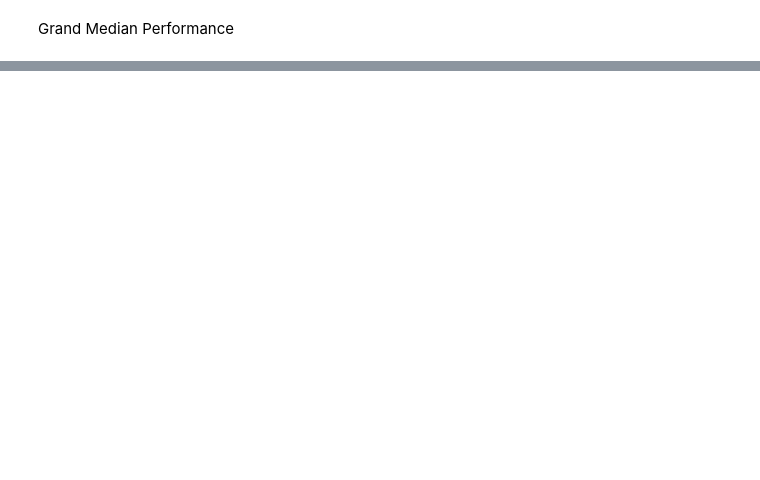
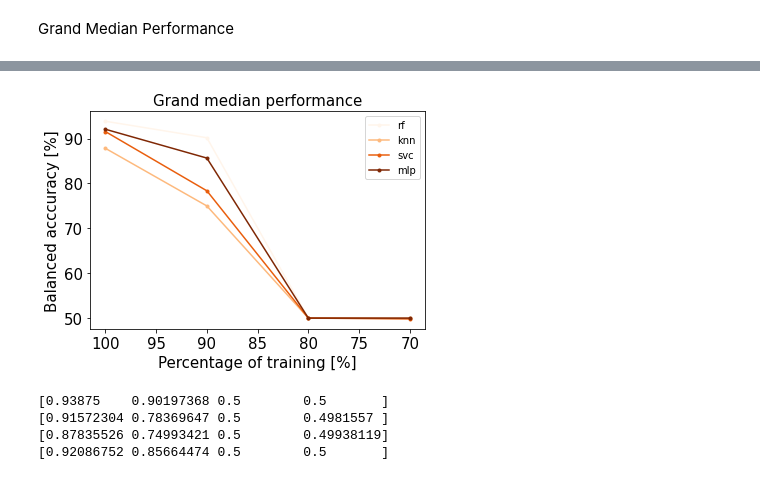
Before and after one commit to mrighi/NSSP-Miniprojects, a Jupyter notebook: Miniproject 3/miniproject-3.ipynb, the cells around one changed output, grey strips where cells are left out. Cells and saved outputs as stored; diff of their text form; code cells hidden in the pictures; blank space fills up the shorter version.

```diff
--- a/Miniproject 3/miniproject-3.ipynb
+++ b/Miniproject 3/miniproject-3.ipynb
@@ -729,0 +991,29 @@ Grand Median Performance
+# %%
+cmap = plt.get_cmap('Oranges')
+
+n = 15 # fontsize
+x = np.array([1, 0.9, 0.8, 0.7])*100
+plt.plot(x,rf*100,'.-',label='rf', color=cmap(float(0)/3))
+plt.plot(x,knn*100,'.-',label='knn', color=cmap(float(1)/3))
+plt.plot(x,svc*100,'.-',label='svc', color=cmap(float(2)/3))
+plt.plot(x,mlp*100,'.-',label='mlp', color=cmap(float(3)/3))
+plt.legend()
+plt.gca().invert_xaxis()
+plt.ylabel('Balanced acccuracy [%]', fontsize = n)
+plt.xlabel('Percentage of training [%]', fontsize = n)
+plt.title('Grand median performance', fontsize=n)
+plt.xticks(fontsize=n)
+plt.yticks(fontsize=n)
+plt.show()
+# %% [output]
+[figure, added]
+# %%
+print(rf)
+print(svc)
+print(knn)
+print(mlp)
+# %% [output]
+[0.93875    0.90197368 0.5        0.5       ]
+[0.91572304 0.78369647 0.5        0.4981557 ]
+[0.87835526 0.74993421 0.5        0.49938119]
+[0.92086752 0.85664474 0.5        0.5       ]
```
Also changed, not shown: parts of 10 cells of this notebook.
